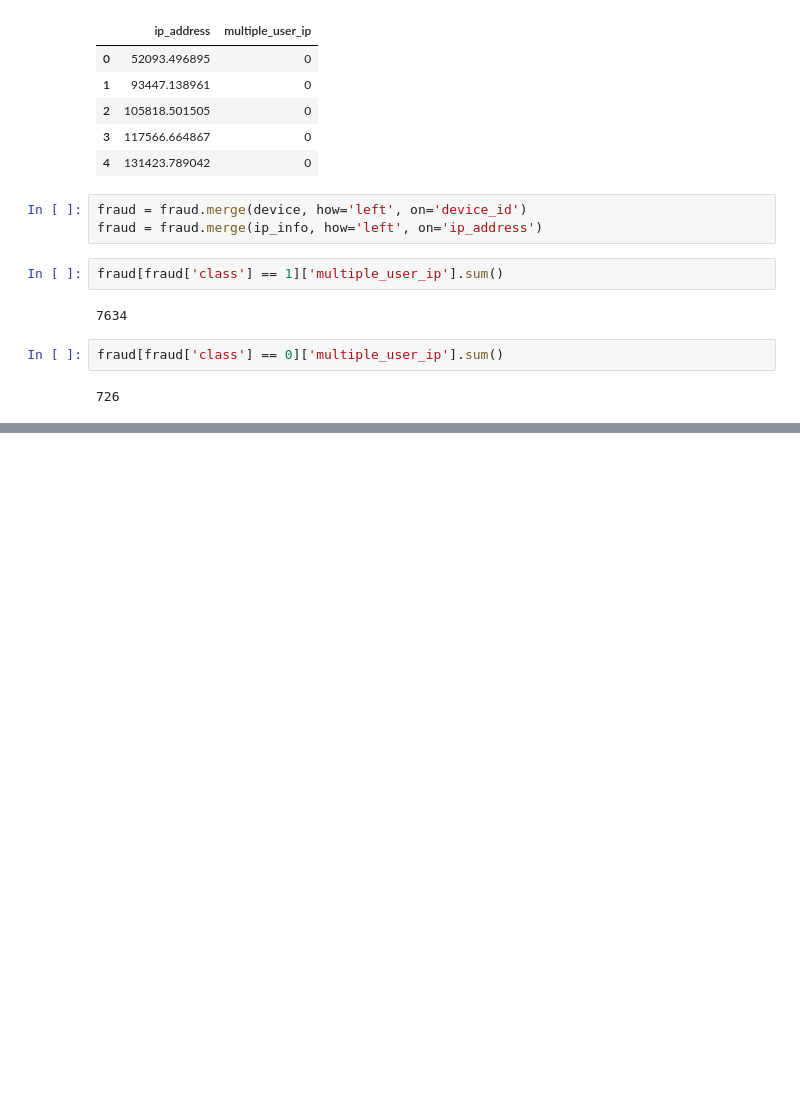
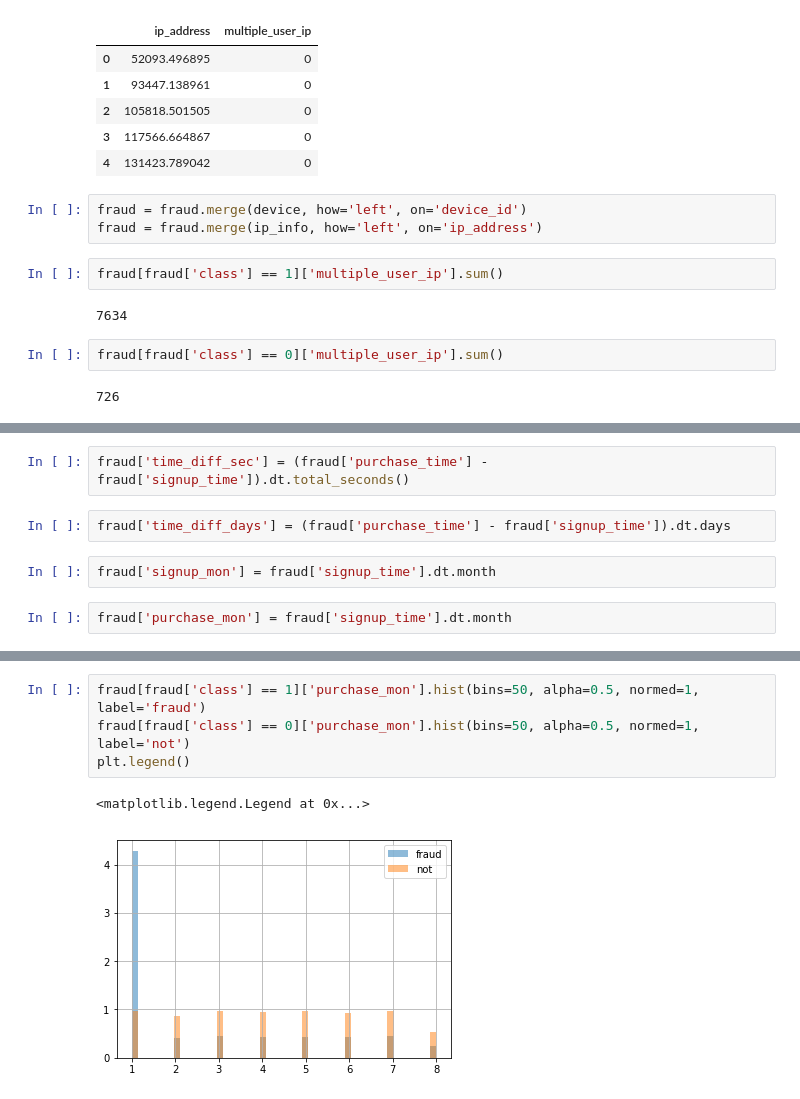
Before and after one commit to livenb/takehome_practice, a Jupyter notebook: Fraud/data_explore.ipynb, the cells around one changed output, grey strips where cells are left out. Drawn from its saved outputs; the diff is of its cells as text; blank space fills up the shorter version.

```diff
--- a/Fraud/data_explore.ipynb
+++ b/Fraud/data_explore.ipynb
@@ -309,0 +336,8 @@ fraud[fraud['class'] == 0]['multiple_user_ip'].sum()
+# %%
+fraud['time_diff_sec'] = (fraud['purchase_time'] - fraud['signup_time']).dt.total_seconds()
+# %%
+fraud['time_diff_days'] = (fraud['purchase_time'] - fraud['signup_time']).dt.days
+# %%
+fraud['signup_mon'] = fraud['signup_time'].dt.month
+# %%
+fraud['purchase_mon'] = fraud['signup_time'].dt.month
@@ -309,0 +353,7 @@ fraud[fraud['class'] == 0]['multiple_user_ip'].sum()
+# %%
+fraud[fraud['class'] == 1]['purchase_mon'].hist(bins=50, alpha=0.5, normed=1, label='fraud')
+fraud[fraud['class'] == 0]['purchase_mon'].hist(bins=50, alpha=0.5, normed=1, label='not')
+plt.legend()
+# %% [output]
+<matplotlib.legend.Legend at 0x...>
+[figure, added]
```
Also changed, not shown: parts of 55 cells of this notebook, 8 other files.
